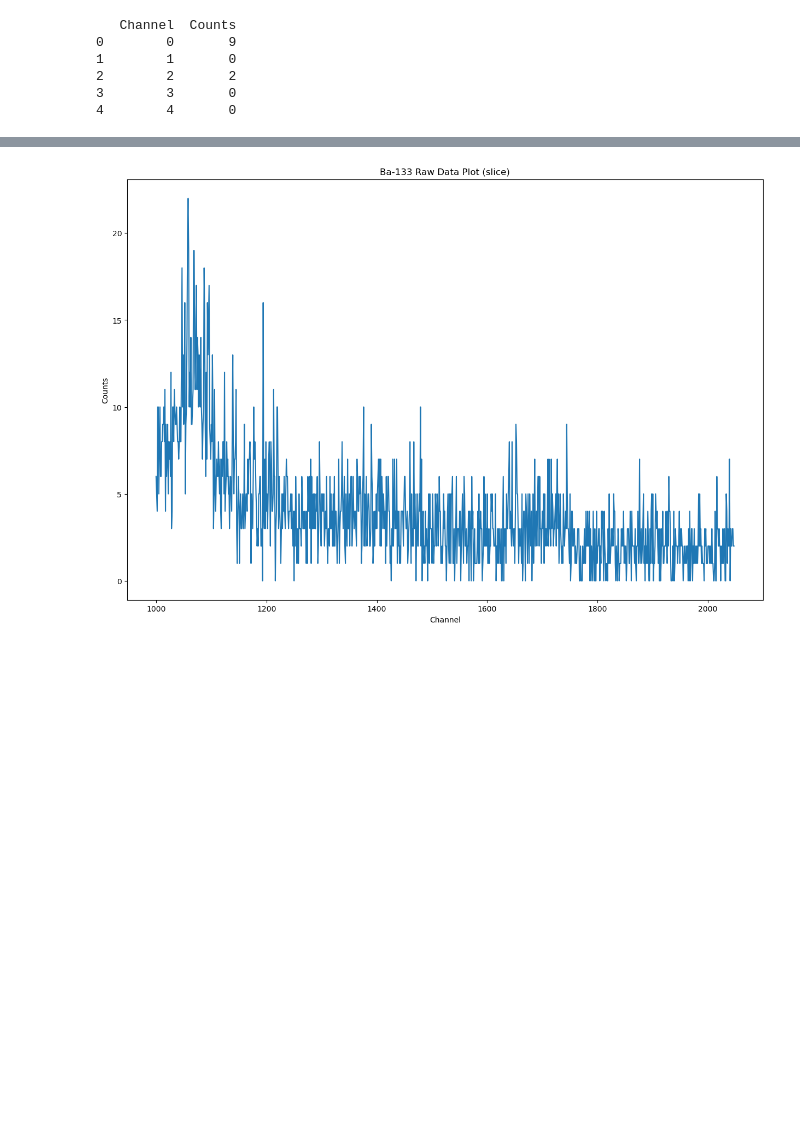
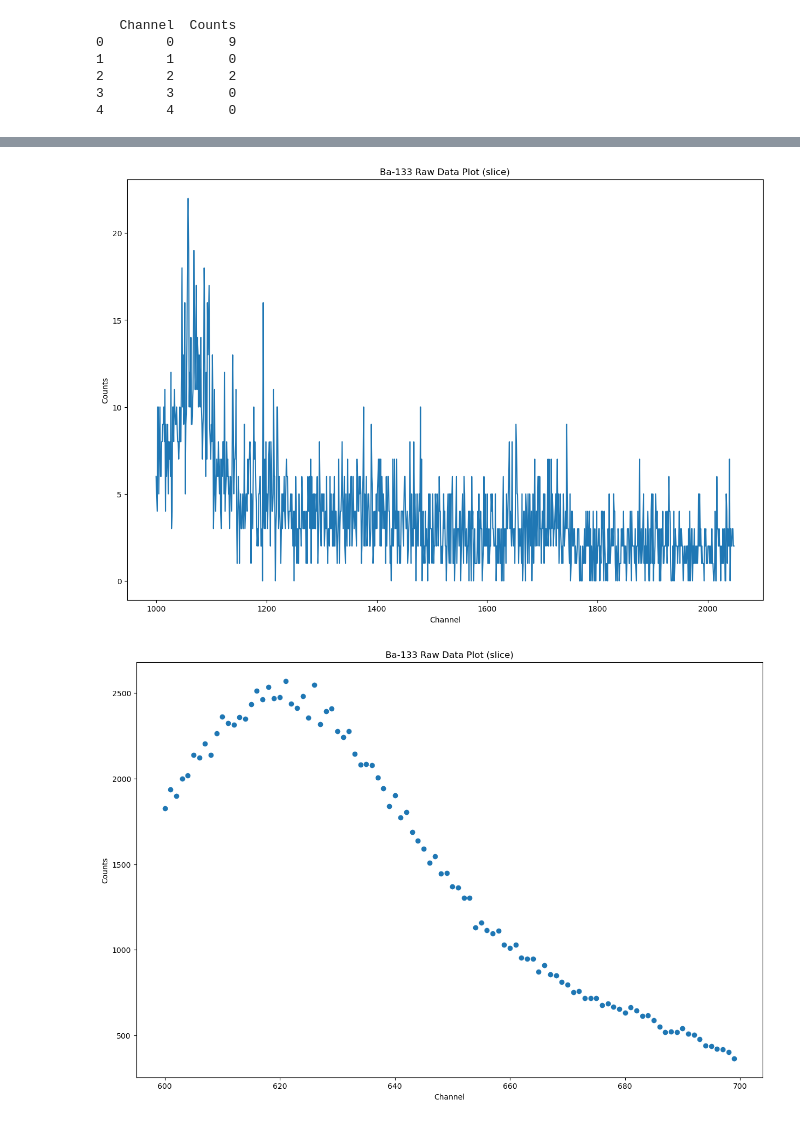
Before and after one commit to ethan-ryan-gh/gam-spec, a Jupyter notebook: Ba_133_Analysis.ipynb, the cells around one changed output, grey strips where cells are left out. Drawn from its saved outputs; the diff is of its cells as text; code cells hidden in the pictures; blank space fills up the shorter version.

```diff
--- a/Ba_133_Analysis.ipynb
+++ b/Ba_133_Analysis.ipynb
@@ -51,33 +51,43 @@ plt.show()
 
 x_Ba_133_slice_02 = df_Ba_133["Channel"][400:1000] # grab column
 y_Ba_133_slice_02 = df_Ba_133["Counts"][400:1000] # grab column
 plt.figure(figsize=(15,10))
 plt.xlabel("Channel")
 plt.ylabel("Counts")
 plt.title("Ba-133 Raw Data Plot (slice)")
 plt.plot(x_Ba_133_slice_02, y_Ba_133_slice_02)
 plt.show()
 
 x_Ba_133_slice_03 = df_Ba_133["Channel"][1000:] # grab column
 y_Ba_133_slice_03 = df_Ba_133["Counts"][1000:] # grab column
 plt.figure(figsize=(15,10))
 plt.xlabel("Channel")
 plt.ylabel("Counts")
 plt.title("Ba-133 Raw Data Plot (slice)")
 plt.plot(x_Ba_133_slice_03, y_Ba_133_slice_03)
 plt.show()
+
+x_Ba_133_slice_04 = df_Ba_133["Channel"][600:700] # grab column
+y_Ba_133_slice_04 = df_Ba_133["Counts"][600:700] # grab column
+plt.figure(figsize=(15,10))
+plt.xlabel("Channel")
+plt.ylabel("Counts")
+plt.title("Ba-133 Raw Data Plot (slice)")
+plt.scatter(x_Ba_133_slice_04, y_Ba_133_slice_04)
+plt.show()
 # %% [output]
    Channel  Counts
 0        0       9
 1        1       0
 2        2       2
 3        3       0
 4        4       0
 [figure]
 [figure]
 [figure]
 [figure]
 [figure]
+[figure, added]
 # %%
 ################################
 # Define the Gaussian function
```
Also changed, not shown: parts of 2 cells of this notebook, 2 other files.
